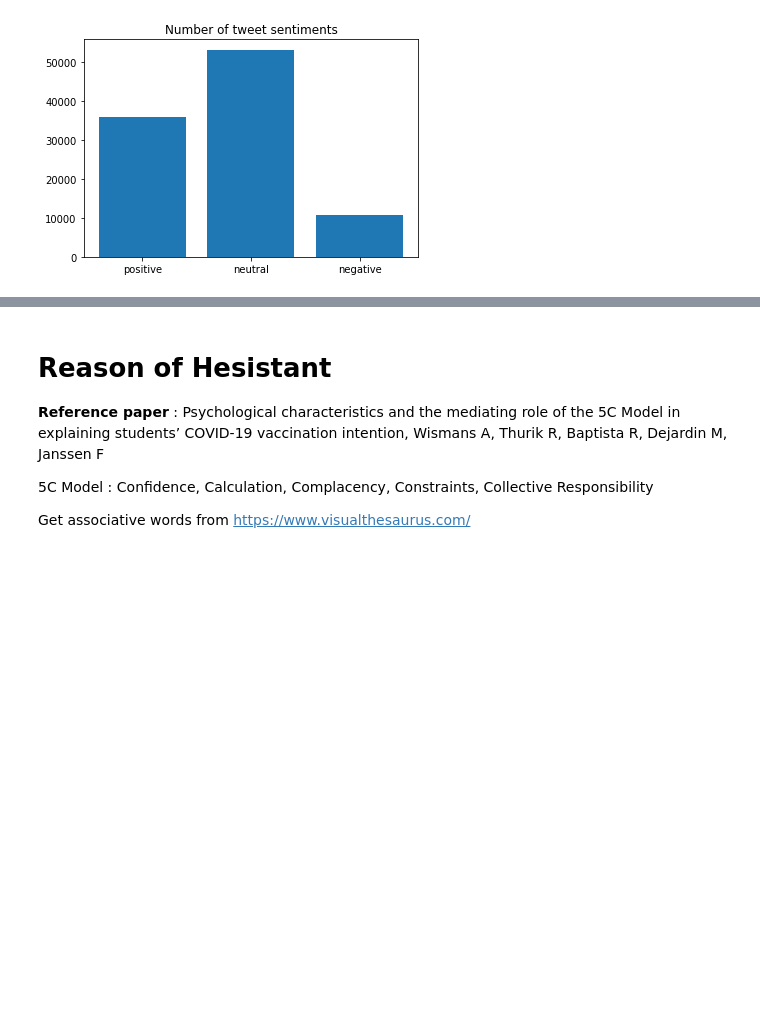
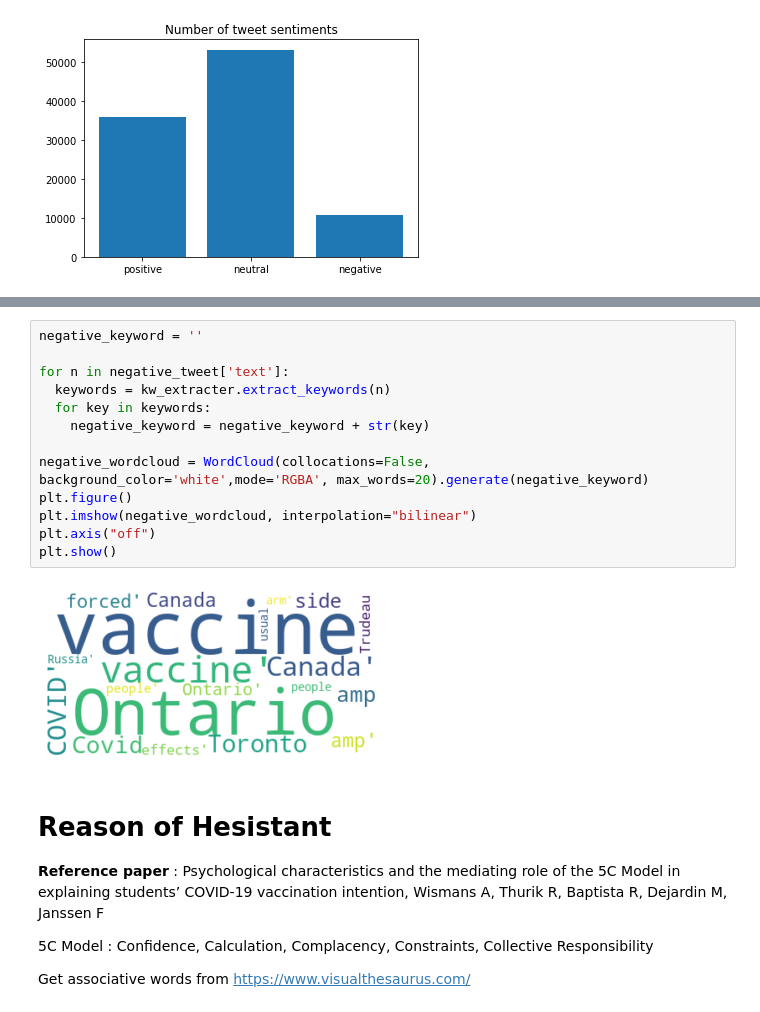
Before and after one commit to wlsgud623/vaccine_tweet_analysis, a Jupyter notebook: VaccineHesistant.ipynb, the cells around one changed output, grey strips where cells are left out. Drawn from its saved outputs; the diff is of its cells as text; blank space fills up the shorter version.

```diff
--- a/VaccineHesistant.ipynb
+++ b/VaccineHesistant.ipynb
@@ -158,3 +192,18 @@ plt.show()
+# %%
+negative_keyword = ''
+
+for n in negative_tweet['text']:
+  keywords = kw_extracter.extract_keywords(n)
+  for key in keywords:
+    negative_keyword = negative_keyword + str(key)
+
+negative_wordcloud = WordCloud(collocations=False, background_color='white',mode='RGBA', max_words=20).generate(negative_keyword)
+plt.figure()
+plt.imshow(negative_wordcloud, interpolation="bilinear")
+plt.axis("off")
+plt.show()
+# %% [output]
+[figure, added]
 # %% [markdown]
 # Reason of Hesistant
 **Reference paper** : Psychological characteristics and the mediating role of the 5C Model in explaining students’ COVID-19 vaccination intention, Wismans A, Thurik R, Baptista R, Dejardin M, Janssen F
```
Also changed, not shown: parts of 19 cells of this notebook.
